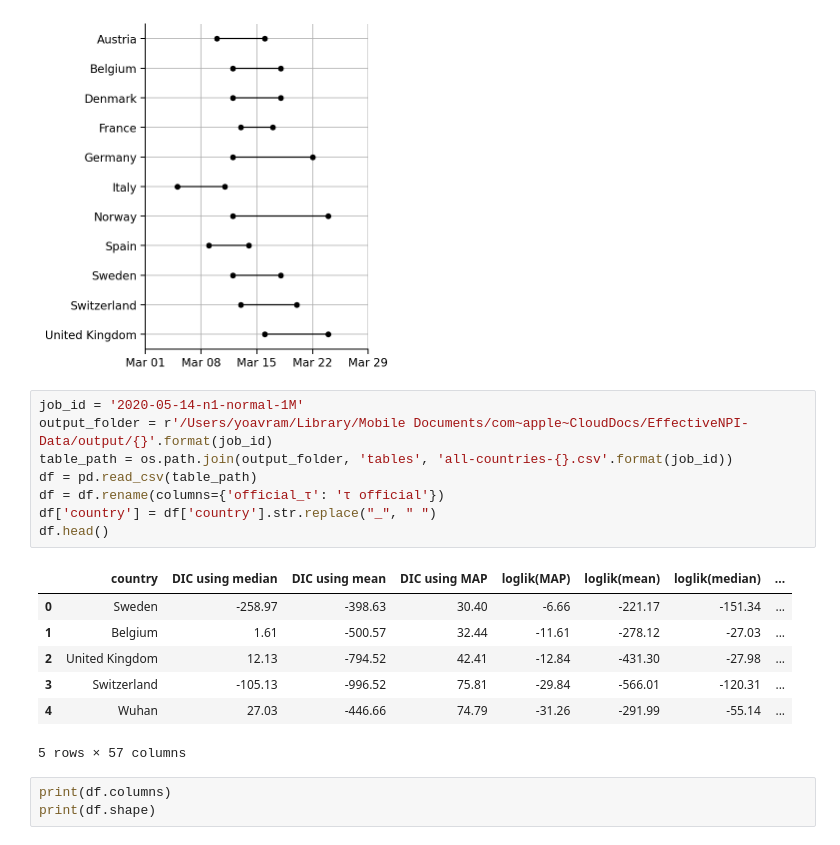
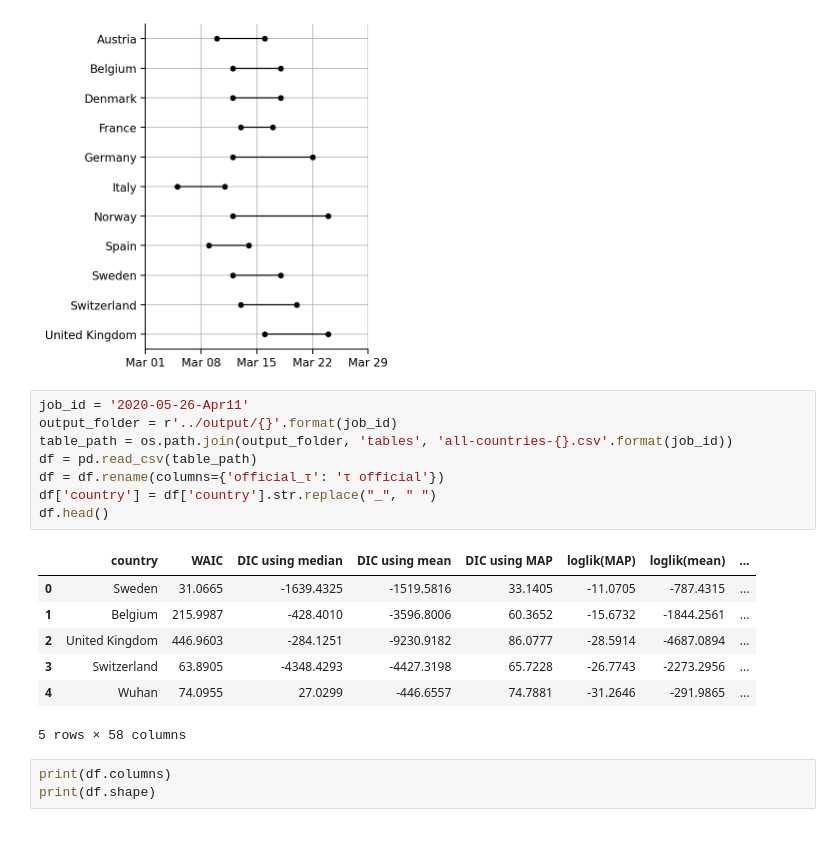
Before and after one commit to yoavram-lab/EffectiveNPI, a Jupyter notebook: src/Fig1.ipynb, the cells around one changed output. Cells and saved outputs as stored; diff of their text form.

Commit message:
update output folder

```diff
--- a/src/Fig1.ipynb
+++ b/src/Fig1.ipynb
@@ -56,21 +56,21 @@ fig.savefig('../figures/Fig-NPI_dates.pdf', dpi=100, **savefig_bbox(*txt))
 # %% [output]
 [figure]
 # %%
-job_id = '2020-05-14-n1-normal-1M'
-output_folder = r'/Users/yoavram/Library/Mobile Documents/com~apple~CloudDocs/EffectiveNPI-Data/output/{}'.format(job_id)
+job_id = '2020-05-26-Apr11'
+output_folder = r'../output/{}'.format(job_id)
 table_path = os.path.join(output_folder, 'tables', 'all-countries-{}.csv'.format(job_id))
 df = pd.read_csv(table_path)
 df = df.rename(columns={'official_τ': 'τ official'})
 df['country'] = df['country'].str.replace("_", " ")
 df.head()
 # %% [output]
-|  | country | DIC using median | DIC using mean | DIC using MAP | loglik(MAP) | loglik(mean) | loglik(median) | ... |
-| 0 | Sweden | -258.97 | -398.63 | 30.40 | -6.66 | -221.17 | -151.34 | ... |
-| 1 | Belgium | 1.61 | -500.57 | 32.44 | -11.61 | -278.12 | -27.03 | ... |
-| 2 | United Kingdom | 12.13 | -794.52 | 42.41 | -12.84 | -431.30 | -27.98 | ... |
-| 3 | Switzerland | -105.13 | -996.52 | 75.81 | -29.84 | -566.01 | -120.31 | ... |
-| 4 | Wuhan | 27.03 | -446.66 | 74.79 | -31.26 | -291.99 | -55.14 | ... |
+|  | country | WAIC | DIC using median | DIC using mean | DIC using MAP | loglik(MAP) | loglik(mean) | ... |
+| 0 | Sweden | 31.0665 | -1639.4325 | -1519.5816 | 33.1405 | -11.0705 | -787.4315 | ... |
+| 1 | Belgium | 215.9987 | -428.4010 | -3596.8006 | 60.3652 | -15.6732 | -1844.2561 | ... |
+| 2 | United Kingdom | 446.9603 | -284.1251 | -9230.9182 | 86.0777 | -28.5914 | -4687.0894 | ... |
+| 3 | Switzerland | 63.8905 | -4348.4293 | -4427.3198 | 65.7228 | -26.7743 | -2273.2956 | ... |
+| 4 | Wuhan | 74.0955 | 27.0299 | -446.6557 | 74.7881 | -31.2646 | -291.9865 | ... |
-5 rows × 57 columns
+5 rows × 58 columns
 # %%
 print(df.columns)
 print(df.shape)
```
